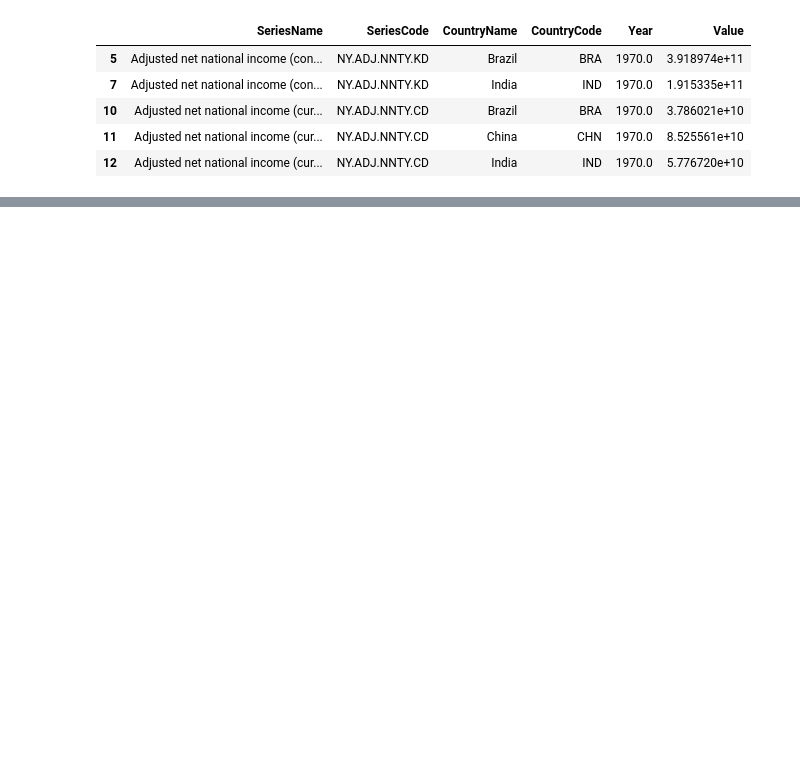
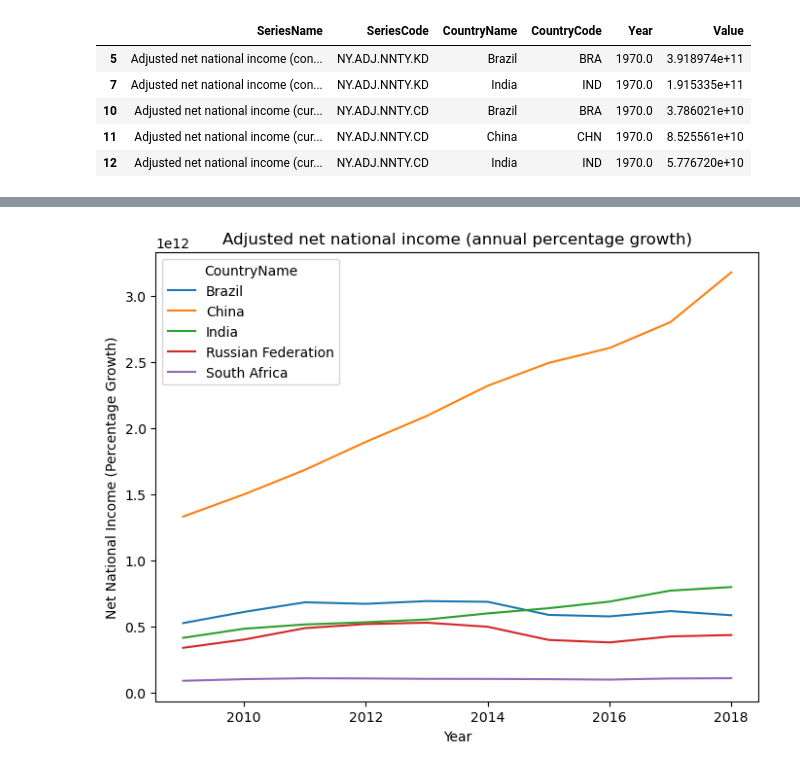
Before and after one commit to SArjaGit/BRICS_Project, a Jupyter notebook: Justin/Economic.ipynb, the cells around one changed output, grey strips where cells are left out. Drawn from its saved outputs; the diff is of its cells as text; code cells hidden in the pictures; blank space fills up the shorter version.

Commit message:
Created a line graph to visualize the Adjusted Net National Income (annual percentage growth) for all countries

```diff
--- a/Justin/Economic.ipynb
+++ b/Justin/Economic.ipynb
@@ -76,0 +87,11 @@ group_net_national_income = net_national_income_all.groupby(["CountryName", "Yea
+# %%
+# Creating a line plot to show the Adjusted net national income
+group_net_national_income.pivot(index="Year", columns="CountryName", values="Value").plot(kind="line", figsize=(8,6))
+
+# Setting titles and labels
+plt.title("Adjusted net national income (annual percentage growth)")
+plt.xlabel("Year")
+plt.ylabel("Net National Income (Percentage Growth)")
+plt.show()
+# %% [output]
+[figure, added]
```
Also changed, not shown: parts of 1 cell of this notebook.
